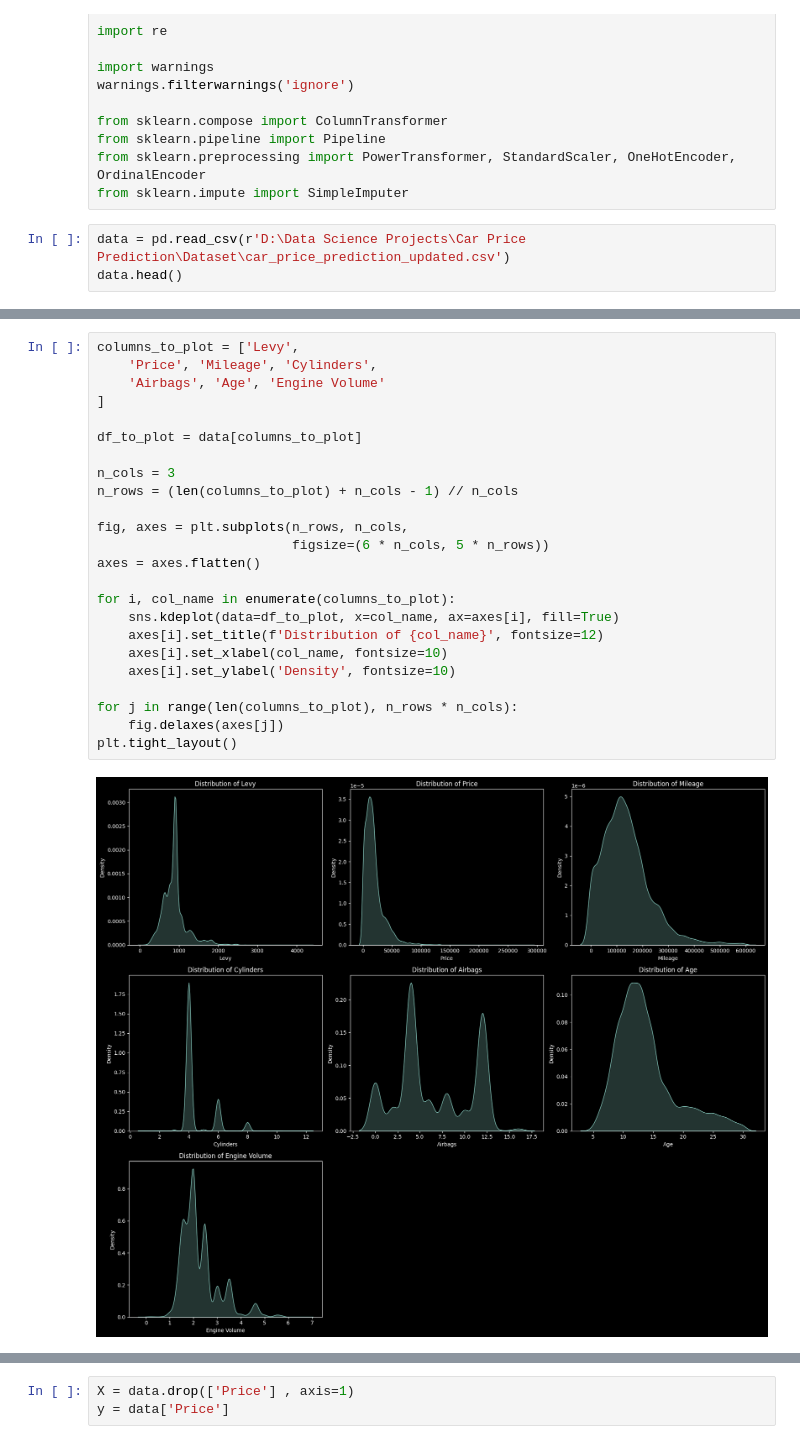
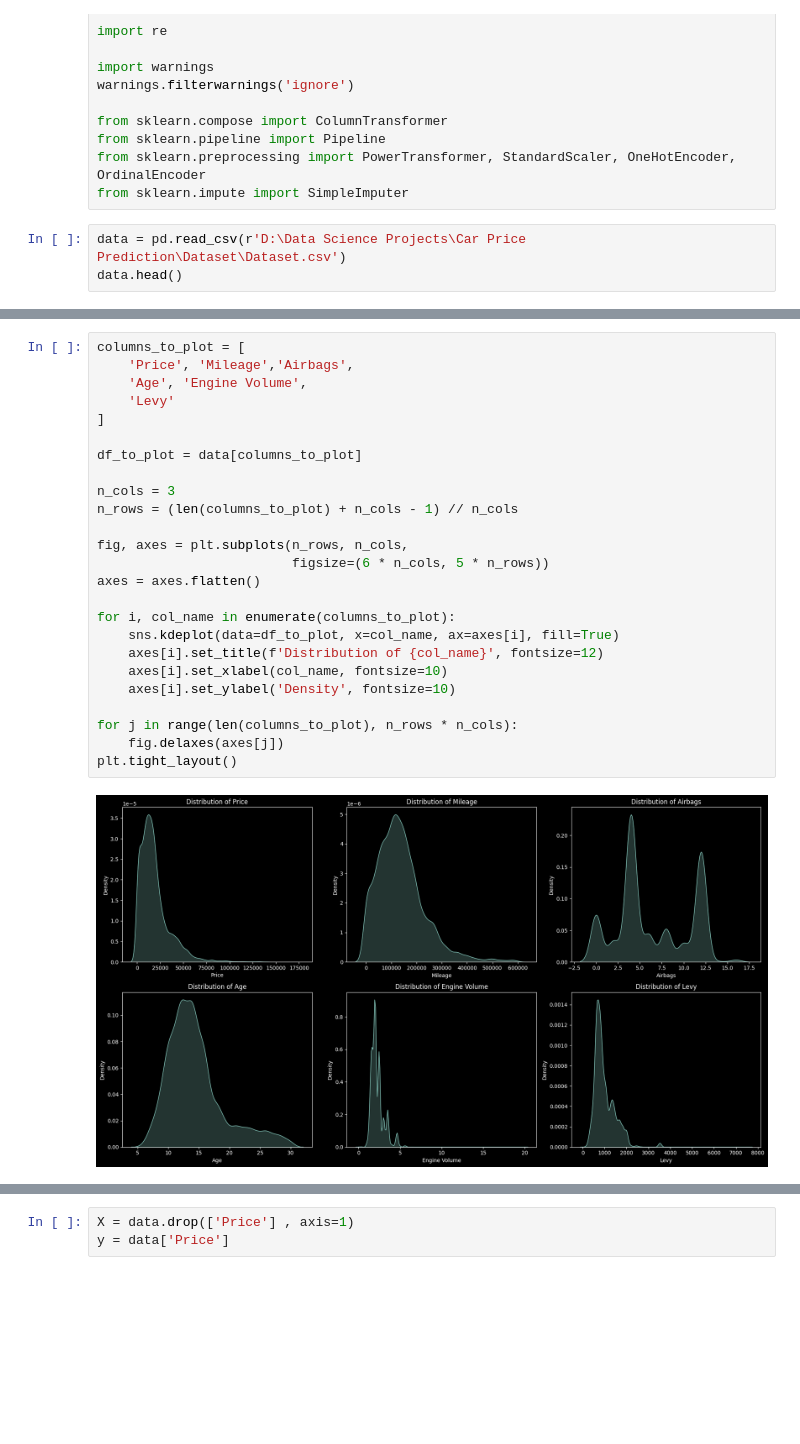
Before and after one commit to sumeet-016/Price-Prediction, a Jupyter notebook: Notebook/ModelTraining.ipynb, the cells around one changed output, grey strips where cells are left out. Drawn from its saved outputs; the diff is of its cells as text; blank space fills up the shorter version.

```diff
--- a/Notebook/ModelTraining.ipynb
+++ b/Notebook/ModelTraining.ipynb
@@ -15,6 +15,6 @@ from sklearn.pipeline import Pipeline
 from sklearn.preprocessing import PowerTransformer, StandardScaler, OneHotEncoder, OrdinalEncoder
 from sklearn.impute import SimpleImputer
 # %%
-data = pd.read_csv(r'D:\Data Science Projects\Car Price Prediction\Dataset\car_price_prediction_updated.csv')
+data = pd.read_csv(r'D:\Data Science Projects\Car Price Prediction\Dataset\Dataset.csv')
 data.head()
 # %% [output]
@@ -220,29 +224,30 @@ data
 # %%
-columns_to_plot = ['Levy',
-    'Price', 'Mileage', 'Cylinders',
-    'Airbags', 'Age', 'Engine Volume'
+columns_to_plot = [
+    'Price', 'Mileage','Airbags',
+    'Age', 'Engine Volume',
+    'Levy'
 ]
 
 df_to_plot = data[columns_to_plot]
 
 n_cols = 3
 n_rows = (len(columns_to_plot) + n_cols - 1) // n_cols
 
 fig, axes = plt.subplots(n_rows, n_cols,
                          figsize=(6 * n_cols, 5 * n_rows))
 axes = axes.flatten()
 
 for i, col_name in enumerate(columns_to_plot):
     sns.kdeplot(data=df_to_plot, x=col_name, ax=axes[i], fill=True)
     axes[i].set_title(f'Distribution of {col_name}', fontsize=12)
     axes[i].set_xlabel(col_name, fontsize=10)
     axes[i].set_ylabel('Density', fontsize=10)
 
 for j in range(len(columns_to_plot), n_rows * n_cols):
     fig.delaxes(axes[j])
 plt.tight_layout()
 # %% [output]
-[figure, old version]
+[figure, new version]
 # %%
 # 1. Filter for only numerical columns (int and float)
 numerical_data = data.select_dtypes(include=['number'])
```
Also changed, not shown: parts of 27 cells of this notebook, 20 other files.
